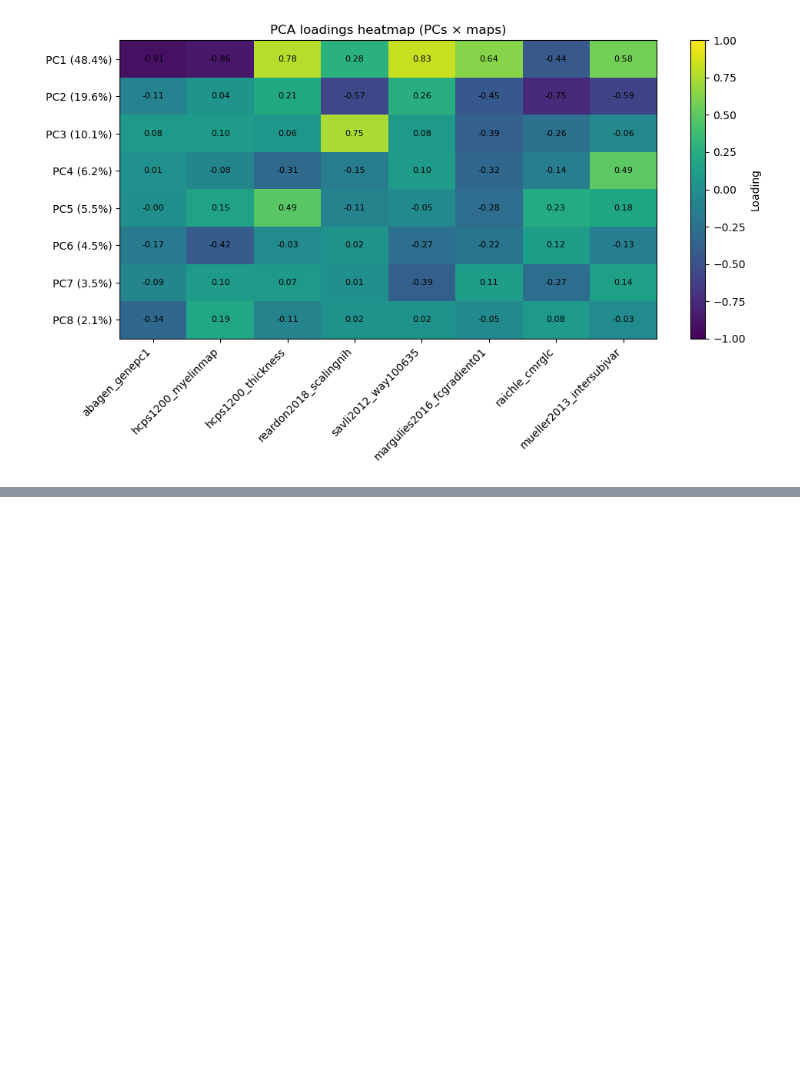
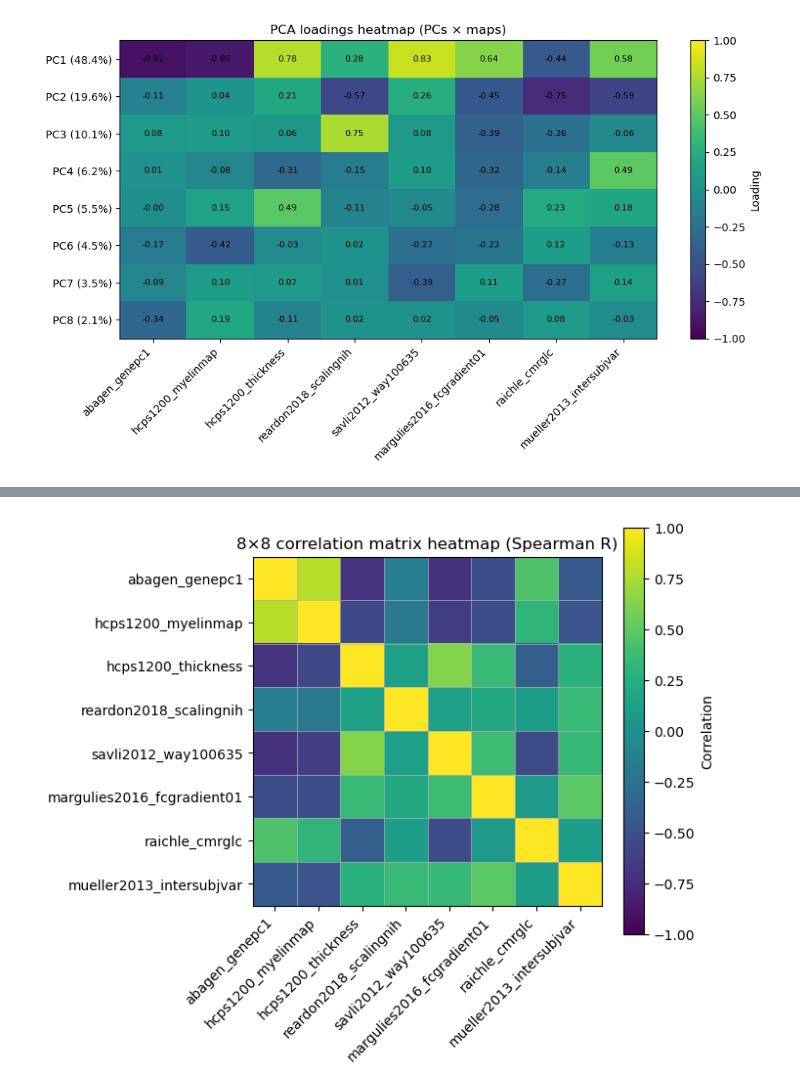
Before and after one commit to kesouder/BrainMap_Analysis, a Jupyter notebook: main.ipynb, the cells around one changed output, grey strips where cells are left out. Saved outputs shown, nothing was run; the diff lists cells and outputs as text; code cells hidden in the pictures; blank space fills up the shorter version.

Commit message:
updated pca with spearman r

```diff
--- a/main.ipynb
+++ b/main.ipynb
@@ -134,7 +134,7 @@ map = load_and_prepare_map(brain_maps[4])
 Volumetric map detected, transforming to fsLR surface...
 # %%
 def compute_spin_covariance_matrix(brain_maps, n_perm=1000, target_space='fsLR',
-                                   target_den='32k', seed=1234):
+                                   target_den='32k', seed=1234, metric='pearsonr'):
     """
     Compute covariance matrix with Alexander-Bloch spin test correction
     Uses BOTH hemispheres for all maps
@@ -215,7 +215,7 @@ def compute_spin_covariance_matrix(brain_maps, n_perm=1000, target_space='fsLR',
                 corr_emp, p_spin = stats.compare_images(
                     prepared_maps[i],  # source (will be rotated)
                     prepared_maps[j],  # target (stays original)
-                    metric='pearsonr',
+                    metric=metric,
                     nulls=nulls_list[i],  # rotated versions of source
                     nan_policy='omit'
                 )
@@ -382,3 +405,15 @@ plt.tight_layout()
 plt.show()
 # %% [output]
 [figure]
+# %%
+cov_emp, cov_pvals, corr_emp, names = compute_spin_covariance_matrix(
+    brain_maps,
+    n_perm=1000,
+    target_space='fsLR',
+    target_den='32k',  # Using 32k as it's a good middle ground
+    seed=1234,
+    metric='spearmanr'
+)
+end_time = time.perf_counter()
+corr_df_spear = pd.DataFrame(corr_emp, index=names, columns=names)
+print(corr_df_spear)
@@ -384,0 +438,25 @@ plt.show()
+# %%
+fig, ax = plt.subplots(figsize=(7, 6))
+im = ax.imshow(corr_df, vmin=-1, vmax=1)  # correlation range
+
+# ticks + labels
+ax.set_xticks(np.arange(len(names)))
+ax.set_yticks(np.arange(len(names)))
+ax.set_xticklabels(names, rotation=45, ha="right")
+ax.set_yticklabels(names)
+
+# grid lines to separate cells
+ax.set_xticks(np.arange(-.5, len(names), 1), minor=True)
+ax.set_yticks(np.arange(-.5, len(names), 1), minor=True)
+ax.grid(which="minor", linestyle="-", linewidth=0.5)
+ax.tick_params(which="minor", bottom=False, left=False)
+
+# add colorbar
+cbar = fig.colorbar(im, ax=ax)
+cbar.set_label("Correlation")
+
+ax.set_title("8×8 correlation matrix heatmap (Spearman R)")
+plt.tight_layout()
+plt.show()
+# %% [output]
+[figure, added]
```
Also changed, not shown: parts of 4 cells of this notebook.
